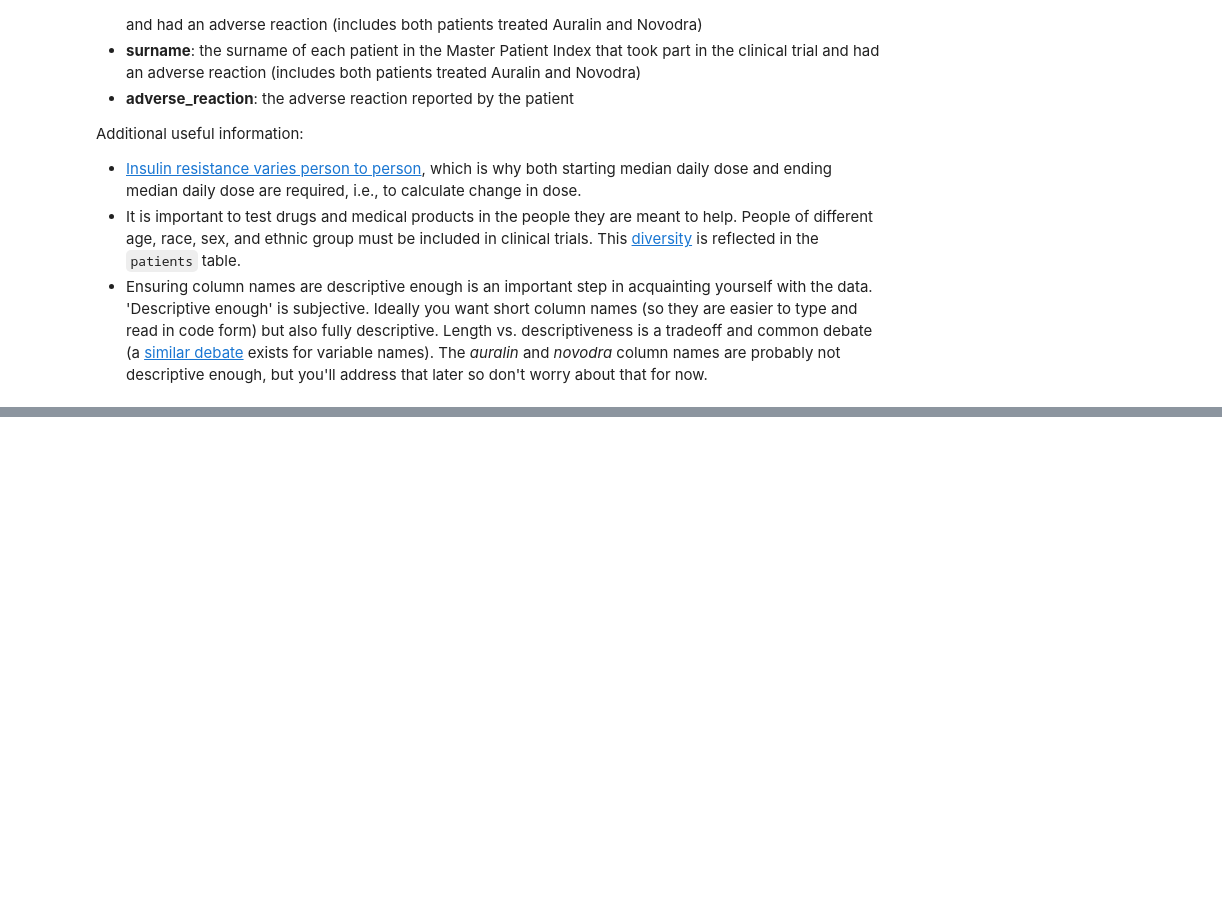
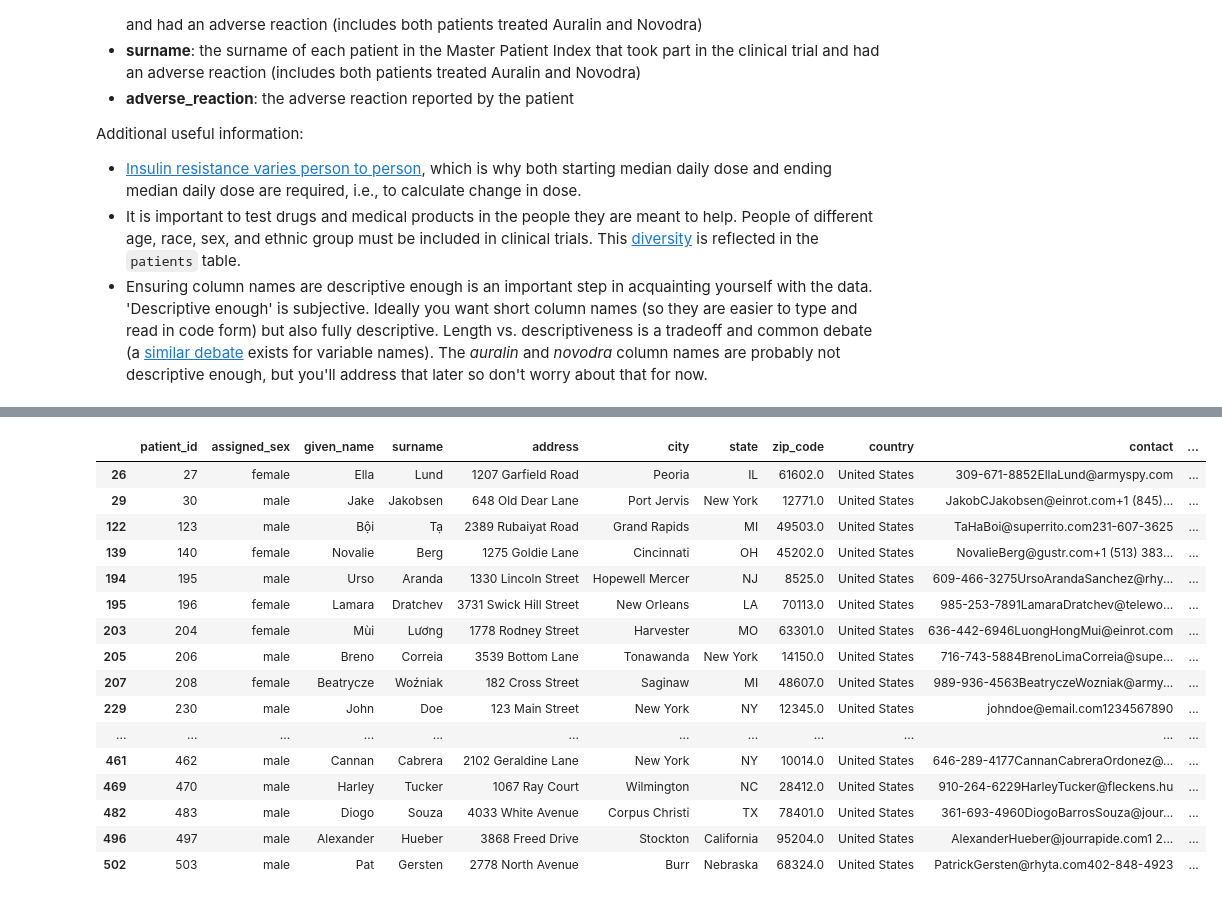
Before and after one commit to edifierxuhao/Data-wrangling, a Jupyter notebook: Assessing Data.ipynb, the cells around one changed output, grey strips where cells are left out. Saved outputs shown, nothing was run; the diff lists cells and outputs as text; code cells hidden in the pictures; blank space fills up the shorter version.

```diff
--- a/Assessing Data.ipynb
+++ b/Assessing Data.ipynb
@@ -118,0 +357,20 @@ Additional useful information:
+# %%
+patients[patients.surname.duplicated()]
+# %% [output]
+|  | patient_id | assigned_sex | given_name | surname | address | city | state | zip_code | country | contact | ... |
+| 26 | 27 | female | Ella | Lund | 1207 Garfield Road | Peoria | IL | 61602.0 | United States | 309-671-8852EllaLund@armyspy.com | ... |
+| 29 | 30 | male | Jake | Jakobsen | 648 Old Dear Lane | Port Jervis | New York | 12771.0 | United States | JakobCJakobsen@einrot.com+1 (845)... | ... |
+| 122 | 123 | male | Bội | Tạ | 2389 Rubaiyat Road | Grand Rapids | MI | 49503.0 | United States | TaHaBoi@superrito.com231-607-3625 | ... |
+| 139 | 140 | female | Novalie | Berg | 1275 Goldie Lane | Cincinnati | OH | 45202.0 | United States | NovalieBerg@gustr.com+1 (513) 383... | ... |
+| 194 | 195 | male | Urso | Aranda | 1330 Lincoln Street | Hopewell Mercer | NJ | 8525.0 | United States | 609-466-3275UrsoArandaSanchez@rhy... | ... |
+| 195 | 196 | female | Lamara | Dratchev | 3731 Swick Hill Street | New Orleans | LA | 70113.0 | United States | 985-253-7891LamaraDratchev@telewo... | ... |
+| 203 | 204 | female | Mùi | Lương | 1778 Rodney Street | Harvester | MO | 63301.0 | United States | 636-442-6946LuongHongMui@einrot.com | ... |
+| 205 | 206 | male | Breno | Correia | 3539 Bottom Lane | Tonawanda | New York | 14150.0 | United States | 716-743-5884BrenoLimaCorreia@supe... | ... |
+| 207 | 208 | female | Beatrycze | Woźniak | 182 Cross Street | Saginaw | MI | 48607.0 | United States | 989-936-4563BeatryczeWozniak@army... | ... |
+| 229 | 230 | male | John | Doe | 123 Main Street | New York | NY | 12345.0 | United States | johndoe@email.com1234567890 | ... |
+| ... | ... | ... | ... | ... | ... | ... | ... | ... | ... | ... | ... |
+| 461 | 462 | male | Cannan | Cabrera | 2102 Geraldine Lane | New York | NY | 10014.0 | United States | 646-289-4177CannanCabreraOrdonez@... | ... |
+| 469 | 470 | male | Harley | Tucker | 1067 Ray Court | Wilmington | NC | 28412.0 | United States | 910-264-6229HarleyTucker@fleckens.hu | ... |
+| 482 | 483 | male | Diogo | Souza | 4033 White Avenue | Corpus Christi | TX | 78401.0 | United States | 361-693-4960DiogoBarrosSouza@jour... | ... |
+| 496 | 497 | male | Alexander | Hueber | 3868 Freed Drive | Stockton | California | 95204.0 | United States | AlexanderHueber@jourrapide.com1 2... | ... |
+| 502 | 503 | male | Pat | Gersten | 2778 North Avenue | Burr | Nebraska | 68324.0 | United States | PatrickGersten@rhyta.com402-848-4923 | ... |
```
Also changed, not shown: parts of 46 cells of this notebook.
